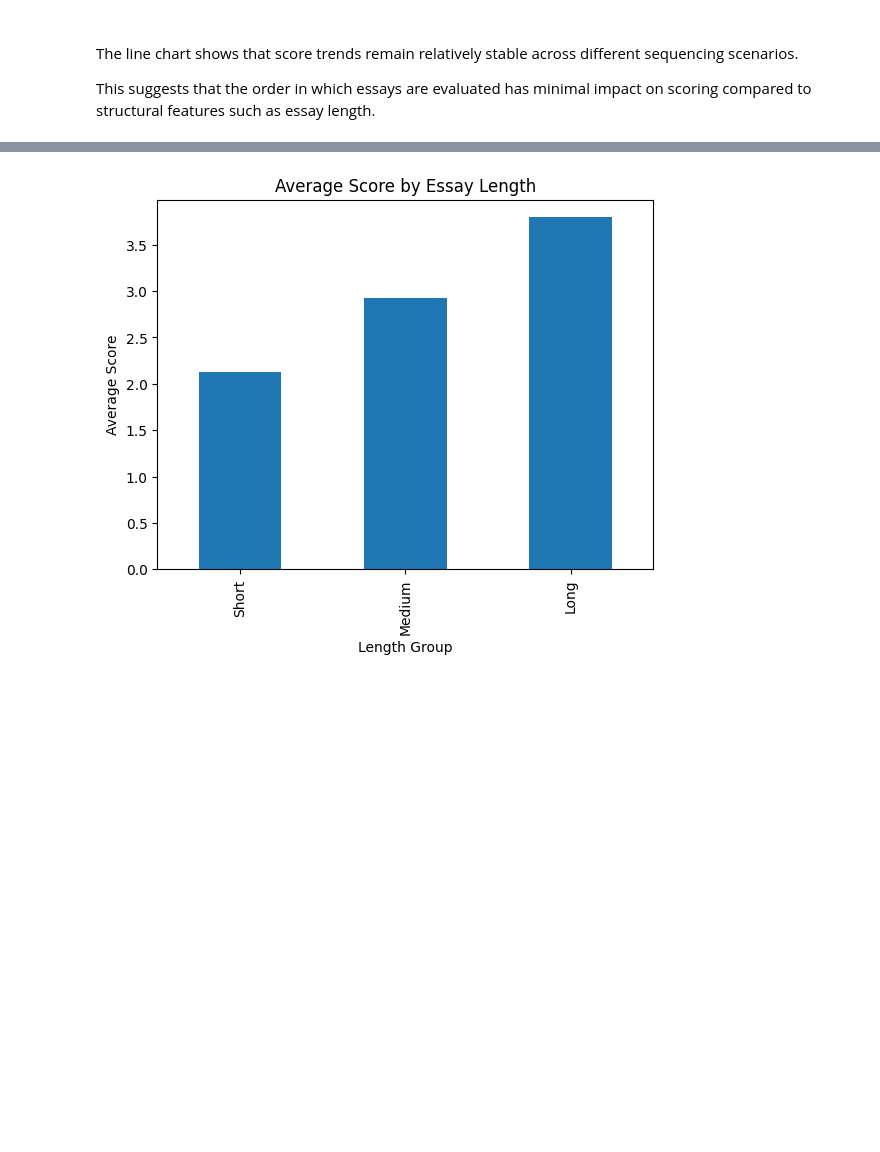
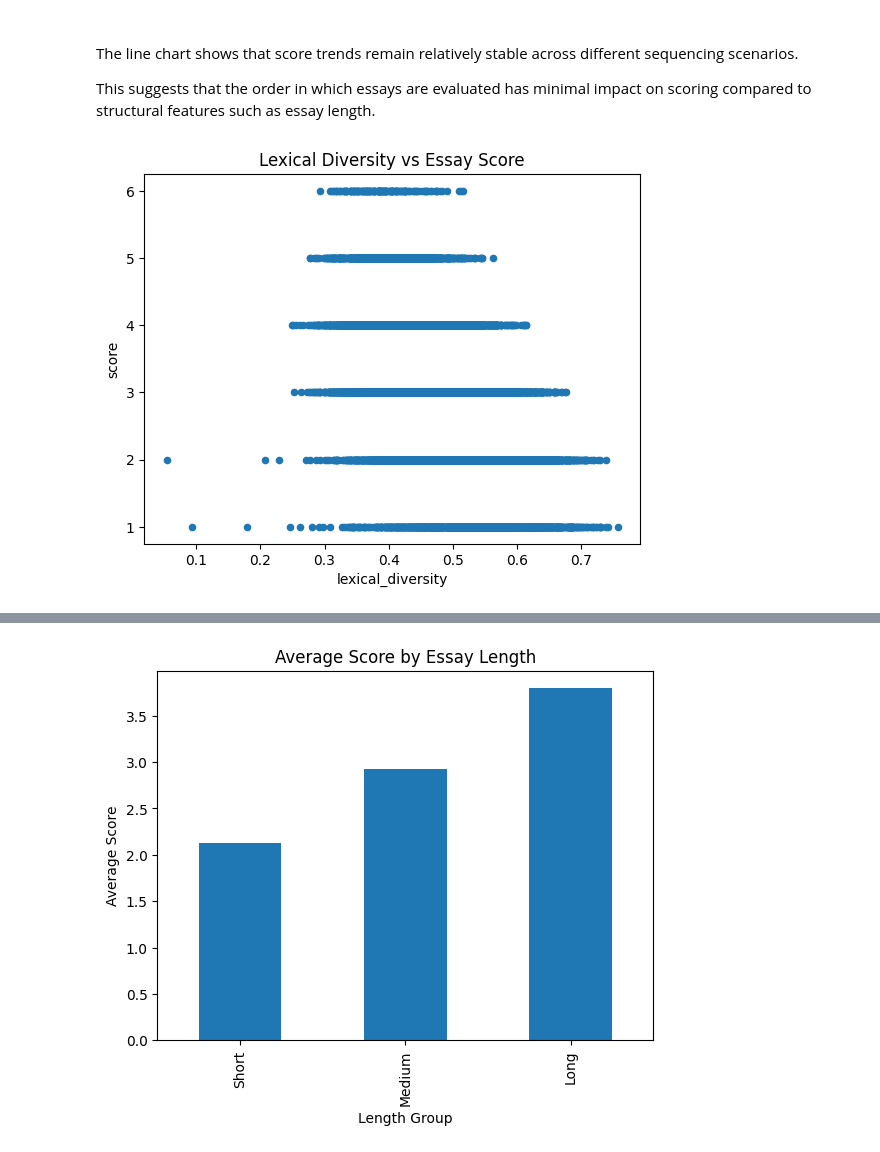
Before and after one commit to juliawoeste/Essay-Scoring-Consistency-Analysis, a Jupyter notebook: notebooks/Automated_Essay_Scoring.ipynb, the cells around one changed output, grey strips where cells are left out. Cells and saved outputs as stored; diff of their text form; code cells hidden in the pictures; blank space fills up the shorter version.

```diff
--- a/notebooks/Automated_Essay_Scoring.ipynb
+++ b/notebooks/Automated_Essay_Scoring.ipynb
@@ -491,3 +491,9 @@ plt.show()
 The line chart shows that score trends remain relatively stable across different sequencing scenarios.
 
 This suggests that the order in which essays are evaluated has minimal impact on scoring compared to structural features such as essay length.
+# %%
+df_features.plot.scatter(x='lexical_diversity', y='score')
+plt.title('Lexical Diversity vs Essay Score')
+plt.show()
+# %% [output]
+[figure, added]
```
Also changed, not shown: parts of 1 cell of this notebook.
